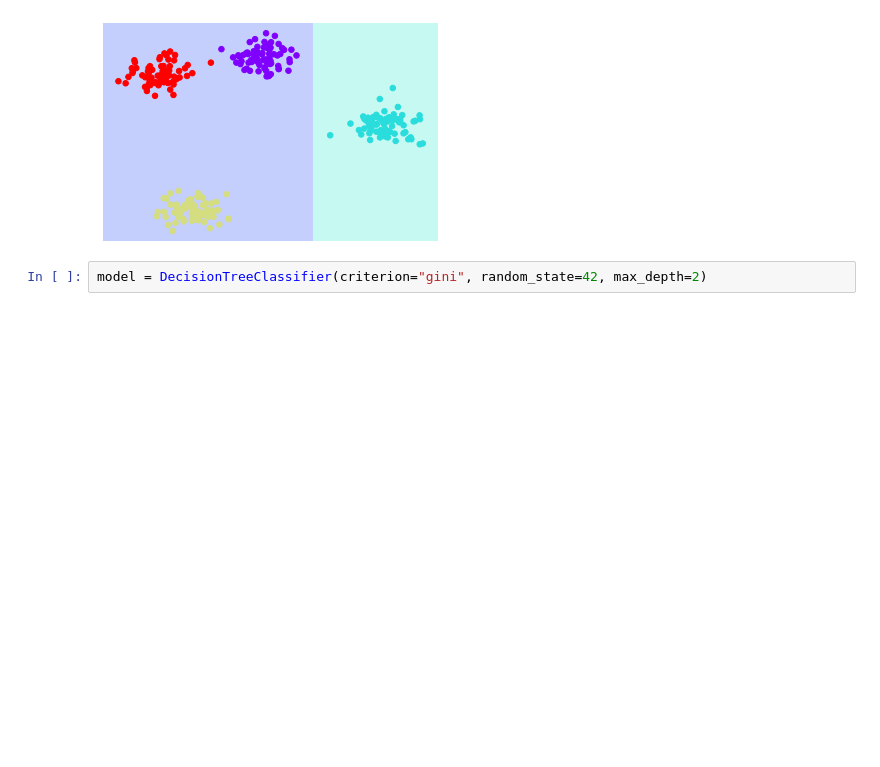
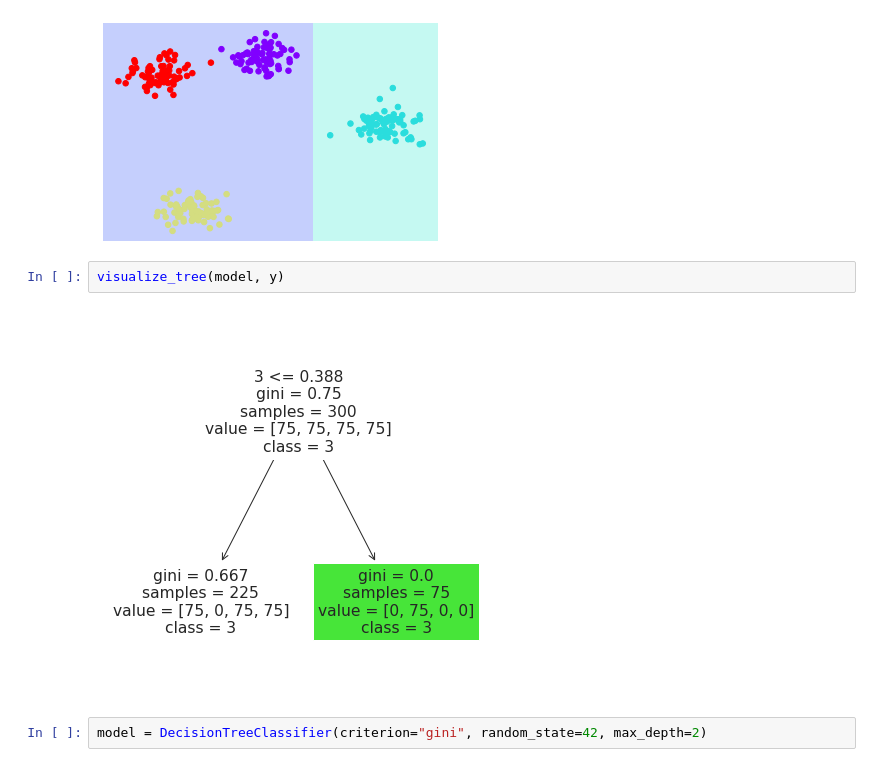
Before and after one commit to miguelgfierro/ai_projects, a Jupyter notebook: Grandient_Boosting_Decision_Trees/GBDT.ipynb, the cells around one changed output. Saved outputs shown, nothing was run; the diff lists cells and outputs as text; blank space fills up the shorter version.

```diff
--- a/Grandient_Boosting_Decision_Trees/GBDT.ipynb
+++ b/Grandient_Boosting_Decision_Trees/GBDT.ipynb
@@ -45,6 +45,10 @@ Number of leaves: 2
 visualize_classifier(model, X, y)
 # %% [output]
 [figure]
+# %%
+visualize_tree(model, y)
+# %% [output]
+[figure, added]
 # %%
 model = DecisionTreeClassifier(criterion="gini", random_state=42, max_depth=2)
 # %%
```
Also changed, not shown: parts of 3 cells of this notebook, 1 other file.
